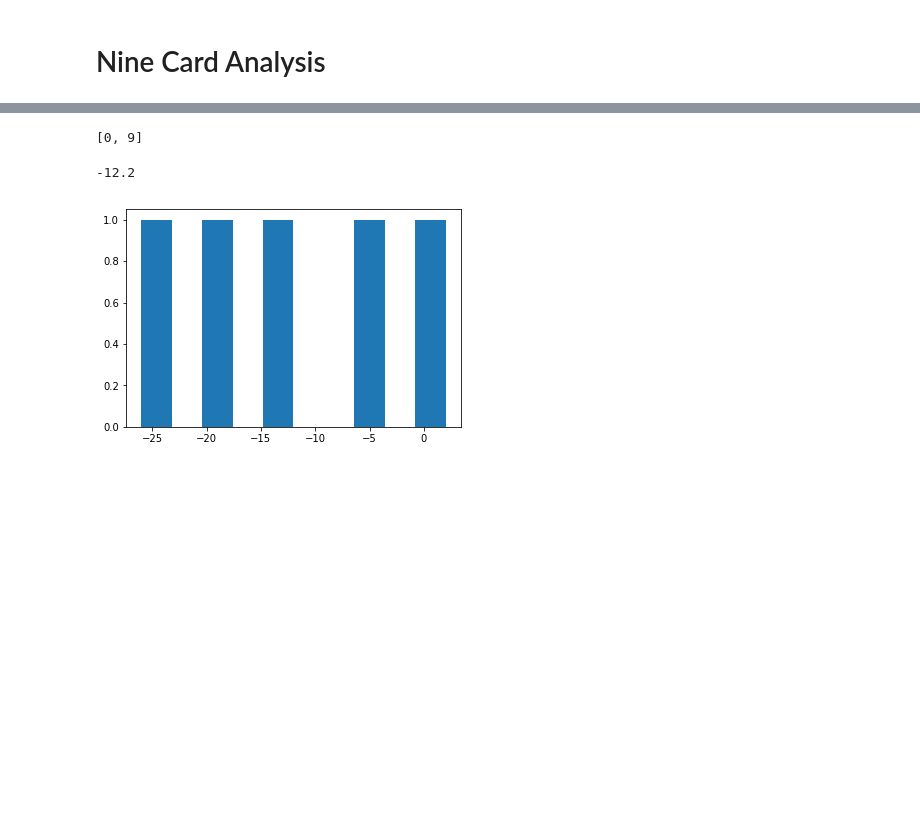
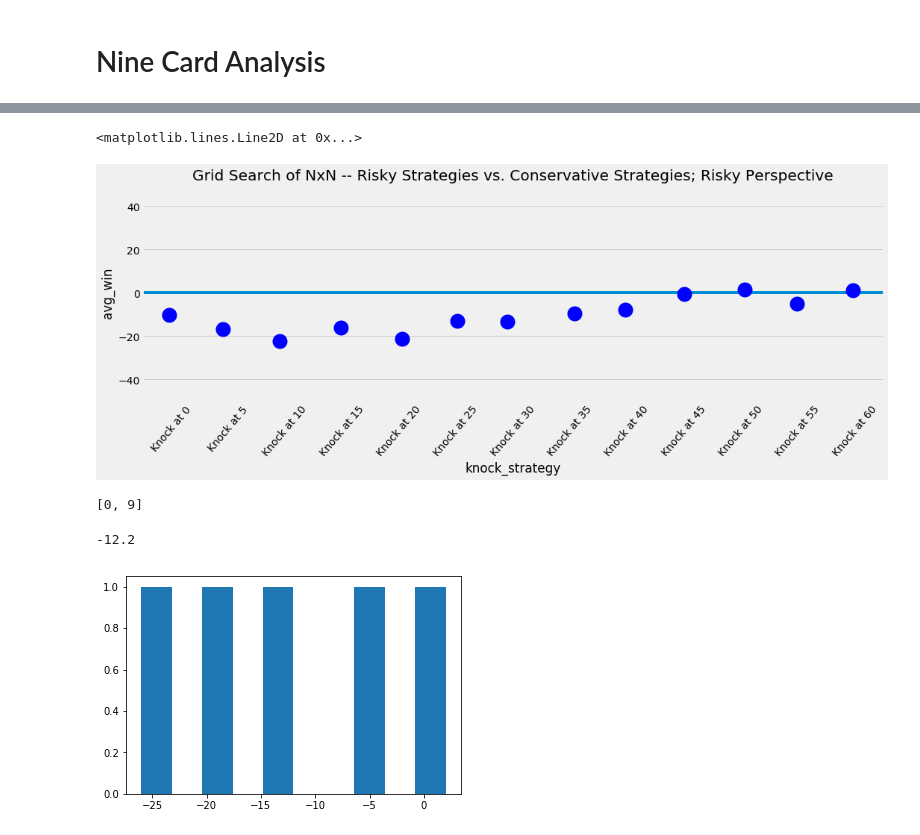
Before and after one commit to bmjoseph/NineCard, a Jupyter notebook: Analysis.ipynb, the cells around one changed output, grey strips where cells are left out. Saved outputs shown, nothing was run; the diff lists cells and outputs as text; code cells hidden in the pictures; blank space fills up the shorter version.

```diff
--- a/Analysis.ipynb
+++ b/Analysis.ipynb
@@ -92,0 +119,3 @@ pd.read_csv("data/results.csv")
+# %%
+risky_vs_conserative = some_results[some_results['notes'] == "Testing the more conservative pile and discard strategy vs the more aggressive near runs/sets pile and discard strategy. Knock values will be same for both players"]
+risky_vs_conserative
@@ -92,0 +140,3 @@ pd.read_csv("data/results.csv")
+# %%
+player1_perspective = risky_vs_conserative[risky_vs_conserative['player_number'] == 1]
+player1_perspective.head()
@@ -92,0 +150,10 @@ pd.read_csv("data/results.csv")
+# %%
+plt.style.use('fivethirtyeight')
+sns.catplot(x = 'knock_strategy', y = 'avg_win', data = player1_perspective, color = 'blue', height = 5, aspect = 3, s = 20)
+plt.xticks(rotation = 50)
+plt.ylim([-50, 50])
+plt.title('Grid Search of NxN -- Risky Strategies vs. Conservative Strategies; Risky Perspective')
+plt.axhline(y = 0)
+# %% [output]
+<matplotlib.lines.Line2D at 0x...>
+[figure, added]
```
Also changed, not shown: parts of 9 cells of this notebook, 2 other files.
